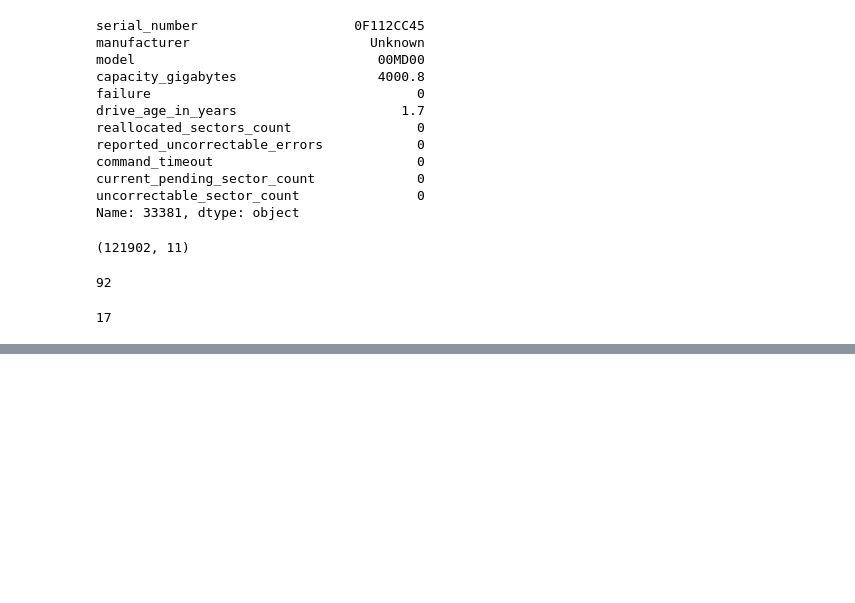
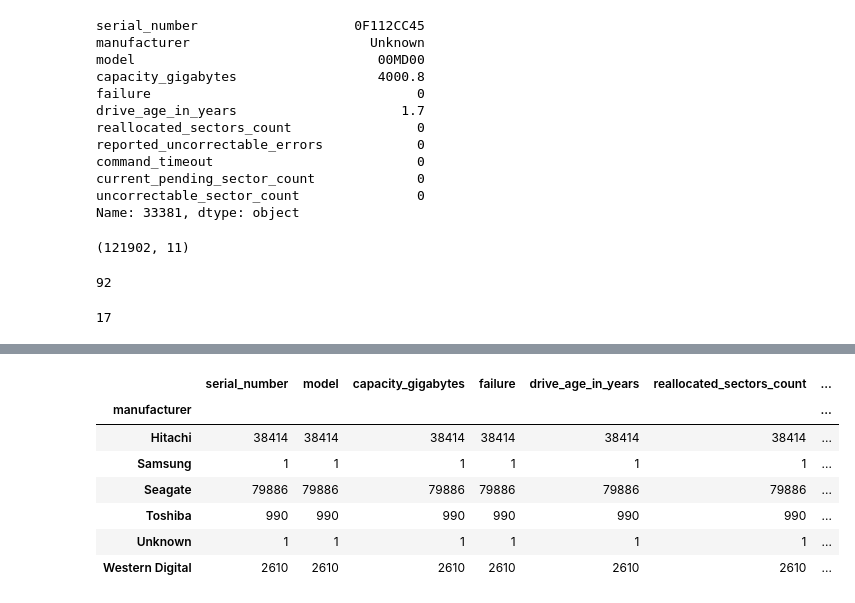
Before and after one commit to just-keep-spinning/hard-drive-project, a Jupyter notebook: tim_capstone_folder/pipeline.ipynb, the cells around one changed output, grey strips where cells are left out. Saved outputs shown, nothing was run; the diff lists cells and outputs as text; code cells hidden in the pictures; blank space fills up the shorter version.

```diff
--- a/tim_capstone_folder/pipeline.ipynb
+++ b/tim_capstone_folder/pipeline.ipynb
@@ -483,0 +589,11 @@ df.groupby('model')
+# %%
+df.groupby('manufacturer').count()
+# %% [output]
+|  | serial_number | model | capacity_gigabytes | failure | drive_age_in_years | reallocated_sectors_count | ... |
+| manufacturer |  |  |  |  |  |  | ... |
+| Hitachi | 38414 | 38414 | 38414 | 38414 | 38414 | 38414 | ... |
+| Samsung | 1 | 1 | 1 | 1 | 1 | 1 | ... |
+| Seagate | 79886 | 79886 | 79886 | 79886 | 79886 | 79886 | ... |
+| Toshiba | 990 | 990 | 990 | 990 | 990 | 990 | ... |
+| Unknown | 1 | 1 | 1 | 1 | 1 | 1 | ... |
+| Western Digital | 2610 | 2610 | 2610 | 2610 | 2610 | 2610 | ... |
```
Also changed, not shown: parts of 39 cells of this notebook.
